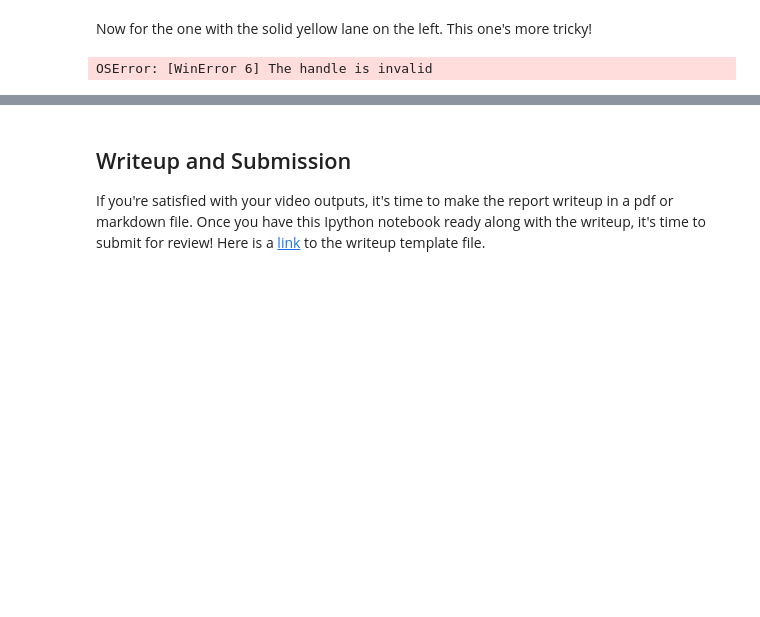
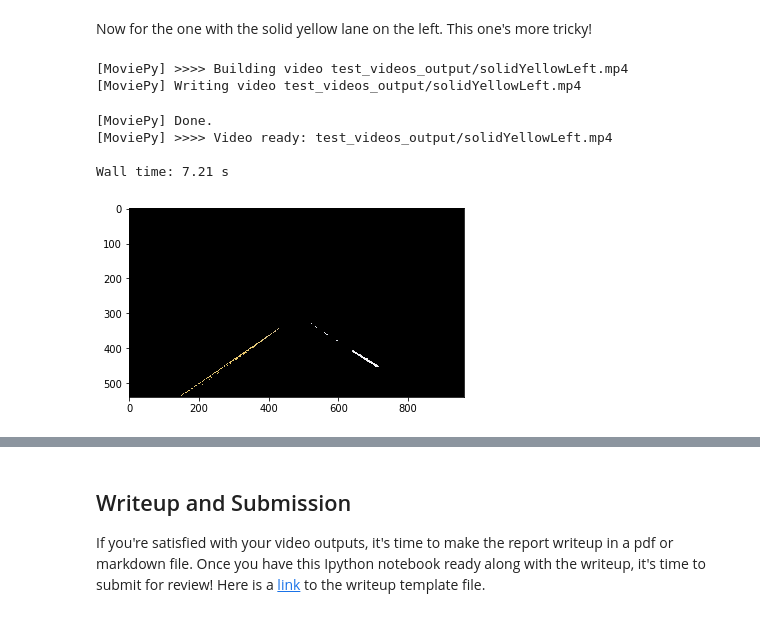
Before and after one commit to CHUCK-P/CarND-LaneLines-P1, a Jupyter notebook: P1.ipynb, the cells around one changed output, grey strips where cells are left out. Saved outputs shown, nothing was run; the diff lists cells and outputs as text; code cells hidden in the pictures; blank space fills up the shorter version.

Commit message:
commit made to correct problems with kernel.  Had to change RGB thresholds to make this work for yellow case vs white

```diff
--- a/P1.ipynb
+++ b/P1.ipynb
@@ -79,7 +81,7 @@ This image is: <class 'numpy.ndarray'> with dimensions: (540, 960, 3)
 # %% [markdown]
 Below are some helper functions to help get you started. They should look familiar from the lesson!
 # %%
-import math
+
 
 def grayscale(img):
     """Applies the Grayscale transform
@@ -124,7 +126,7 @@ def region_of_interest(img, vertices):
     return masked_image
 
 
-def draw_lines(img, lines, color=[255, 0, 0], thickness=2):
+def draw_lines(img, lines, color=[255, 0, 0], thickness=8):
     """
     NOTE: this is the function you might want to use as a starting point once you want to
     average/extrapolate the line segments you detect to map out the full
@@ -226,8 +228,10 @@ def hough_lines(img, rho, theta, threshold, min_line_len, max_line_gap):
 
 # Python 3 has support for cool math symbols.
 
-def weighted_img(img, initial_img, α=0.8, β=1., λ=0.):
+def weighted_img(img, initial_img, α=.8, β=1, λ=0.):
     """
+    alpha .8
+    beta 1
     `img` is the output of the hough_lines(), An image with lines drawn on it.
     Should be a blank image (all black) with lines drawn on it.
 
@@ -437,3 +366,13 @@ def process_image(image):
+# %%
+def process_image(image):
+    # NOTE: The output you return should be a color image (3 channel) for processing video below
+    # TODO: put your pipeline here,
+    # you should return the final output (image where lines are drawn on lanes)
+
+    result = pipeline(image)
+
+
+    return result
 # %% [markdown]
 Let's try the one with the solid white lane on the right first ...
 # %%
@@ -467,15 +406,21 @@ Now for the one with the solid yellow lane on the left. This one's more tricky!
 # %%
 yellow_output = 'test_videos_output/solidYellowLeft.mp4'
 ## To speed up the testing process you may want to try your pipeline on a shorter subclip of the video
 ## To do so add .subclip(start_second,end_second) to the end of the line below
 ## Where start_second and end_second are integer values representing the start and end of the subclip
 ## You may also uncomment the following line for a subclip of the first 5 seconds
-##clip2 = VideoFileClip('test_videos/solidYellowLeft.mp4').subclip(0,5)
-clip2 = VideoFileClip('test_videos/solidYellowLeft.mp4')
+clip2 = VideoFileClip('test_videos/solidYellowLeft.mp4').subclip(0,5)
+##clip2 = VideoFileClip('test_videos/solidYellowLeft.mp4')
 yellow_clip = clip2.fl_image(process_image)
 %time yellow_clip.write_videofile(yellow_output, audio=False)
 # %% [output]
-OSError: [WinError 6] The handle is invalid
+[MoviePy] >>>> Building video test_videos_output/solidYellowLeft.mp4
+[MoviePy] Writing video test_videos_output/solidYellowLeft.mp4
+[MoviePy] Done.
+[MoviePy] >>>> Video ready: test_videos_output/solidYellowLeft.mp4
+
+Wall time: 7.21 s
+[figure, added]
 # %%
 HTML("""
 <video width="960" height="540" controls>
```
Also changed, not shown: parts of 9 cells of this notebook, 3 other files.
